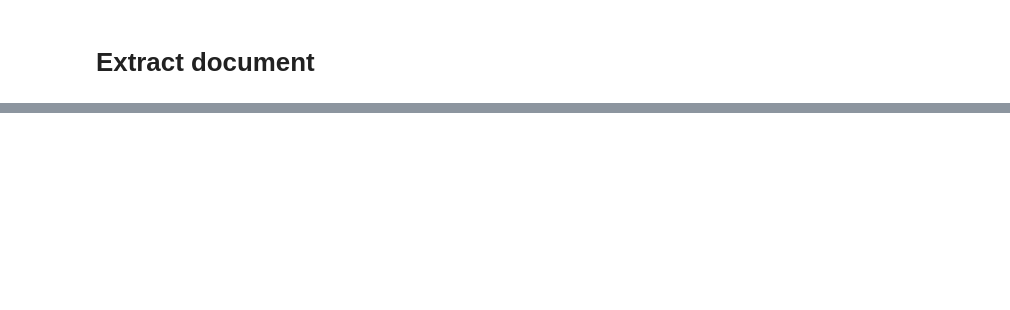
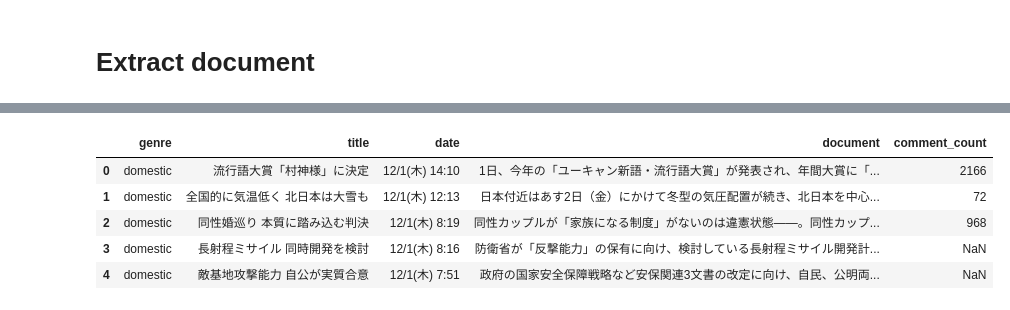
Before and after one commit to River-bok/news-analysis, a Jupyter notebook: new_analysis.ipynb, the cells around one changed output, grey strips where cells are left out. Cells and saved outputs as stored; diff of their text form; code cells hidden in the pictures; blank space fills up the shorter version.

```diff
--- a/new_analysis.ipynb
+++ b/new_analysis.ipynb
@@ -75,14 +78,14 @@ False
 # %%
-def  make_jan_title_url(jan: str) -> dict:
-  continue_ = True
-  idx = 1
-  concat = {}
-  while continue_ != False:
-    URL = make_URL(idx, jan)
-    concat, continue_ = get_title_url(URL, concat)
-    idx += 1
-  return concat
+def  make_gen_title_url(jan: str) -> dict:
+    continue_ = True
+    idx = 1
+    concat = {}
+    while continue_ != False:
+        URL = make_URL(idx, jan)
+        concat, continue_ = get_title_url(URL, concat)
+        idx += 1
+    return concat
 
-concat = make_jan_title_url('domestic')
+concat = make_gen_title_url('domestic')
 print(concat)
 # %% [output]
@@ -221 +196,10 @@ Successfully installed mecab-python3-0.7
+# %%
+display(df.head())
+# %% [output]
+|  | genre | title | date | document | comment_count |
+| 0 | domestic | 流行語大賞「村神様」に決定 | 12/1(木) 14:10 | 1日、今年の「ユーキャン新語・流行語大賞」が発表され、年間大賞に「... | 2166 |
+| 1 | domestic | 全国的に気温低く 北日本は大雪も | 12/1(木) 12:13 | 日本付近はあす2日（金）にかけて冬型の気圧配置が続き、北日本を中心... | 72 |
+| 2 | domestic | 同性婚巡り 本質に踏み込む判決 | 12/1(木) 8:19 | 同性カップルが「家族になる制度」がないのは違憲状態――。同性カップ... | 968 |
+| 3 | domestic | 長射程ミサイル 同時開発を検討 | 12/1(木) 8:16 | 防衛省が「反撃能力」の保有に向け、検討している長射程ミサイル開発計... | NaN |
+| 4 | domestic | 敵基地攻撃能力 自公が実質合意 | 12/1(木) 7:51 | 政府の国家安全保障戦略など安保関連3文書の改定に向け、自民、公明両... | NaN |
 # %%
```
Also changed, not shown: parts of 20 cells of this notebook.
